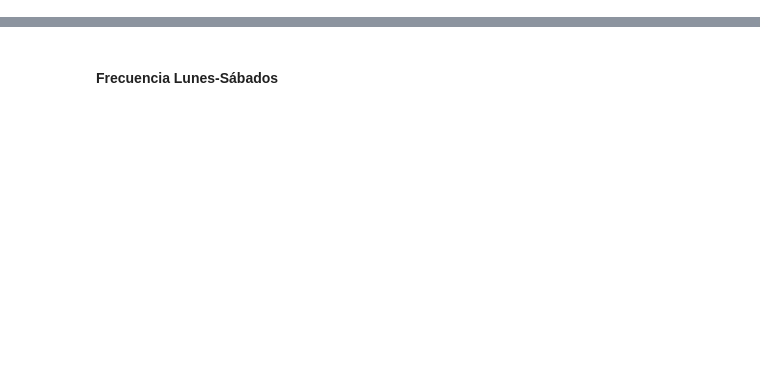
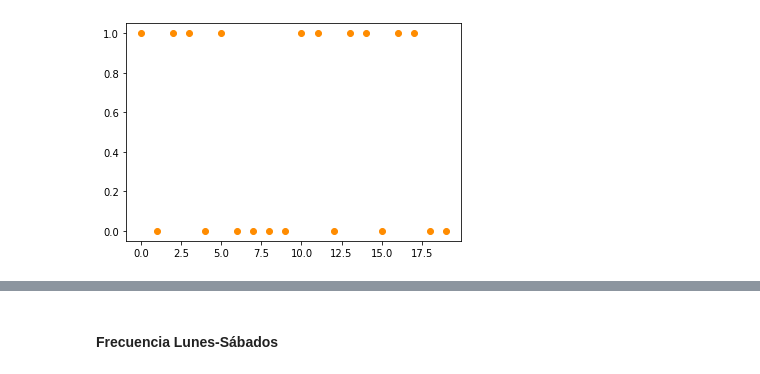
Before and after one commit to InoveAlumnos/intro_analytics_python, a Jupyter notebook: proba_estadistica.ipynb, the cells around one changed output, grey strips where cells are left out. Saved outputs shown, nothing was run; the diff lists cells and outputs as text; code cells hidden in the pictures; blank space fills up the shorter version.

Commit message:
Objetivos y class lista

```diff
--- a/proba_estadistica.ipynb
+++ b/proba_estadistica.ipynb
@@ -18,0 +111,14 @@ import pandas as pd
+# %%
+cantidad_tiros = 20
+probabilidad = 0.5
+
+# El 1 representa a las caras.
+# El 0 representa a las cecas.
+# Armar un array que represente las 10 veces que puede salir una cara(1)
+# Armar un array que represente las 10 veces que puede salir una ceca(0)
+
+caras = 1 * np.ones(int(cantidad_tiros * probabilidad))
+cecas = 0 * np.ones(int(cantidad_tiros * probabilidad))
+# %%
+# x_tiros almacena la lista de números que van del 0 al 20
+x_tiros = range(cantidad_tiros)
@@ -18,0 +131,17 @@ import pandas as pd
+# %%
+# De matplotlib se utiliza el método scatter para graficar, necesita los valores para el eje x
+# y el eje y. Se necesita de Matplotlib el método show() para mostrar el gráfico.
+# fig almacena el espacio para dibujar, a partir del método figure().
+# ax almacena el espacio para configurar el gráfico.
+# El método scatter es para realizar un gráfico de dispersión, que necesita valores
+# para el eje x (x_tiros) y para el eje y(moneda)
+# Por lo tanto, el gráfico mostrará los 20 tiros Y que salió en cada jugada.
+# El parámetro color le asigna color a los puntos o línea del gráfico
+# plt.show() para mostrar la figura
+
+fig = plt.figure()
+ax = plt.subplot()
+ax.scatter(x_tiros, moneda, color="darkorange")
+plt.show()
+# %% [output]
+[figure, added]
```
Also changed, not shown: parts of 48 cells of this notebook.
